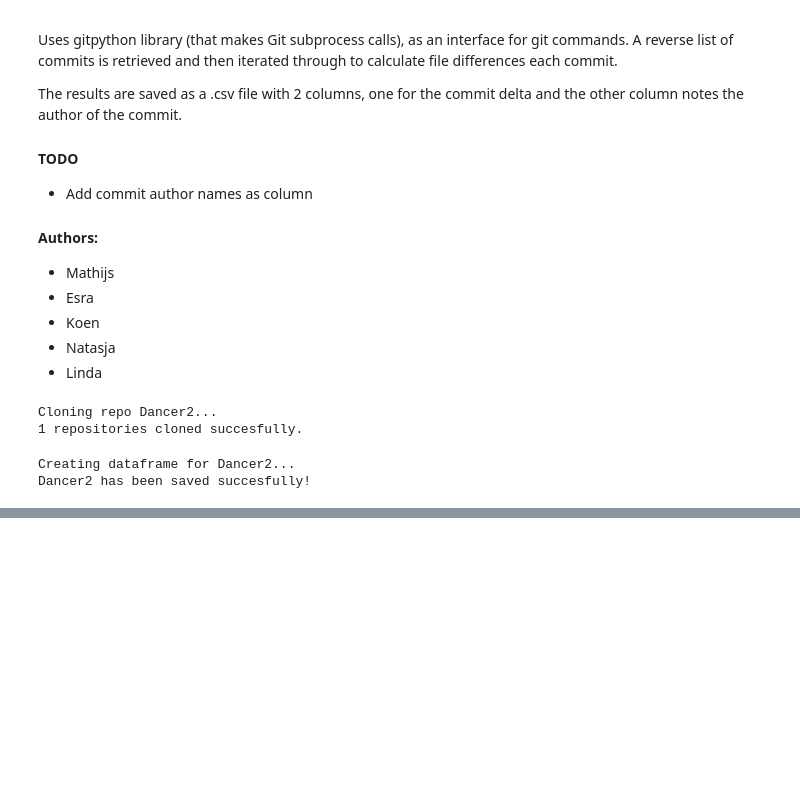
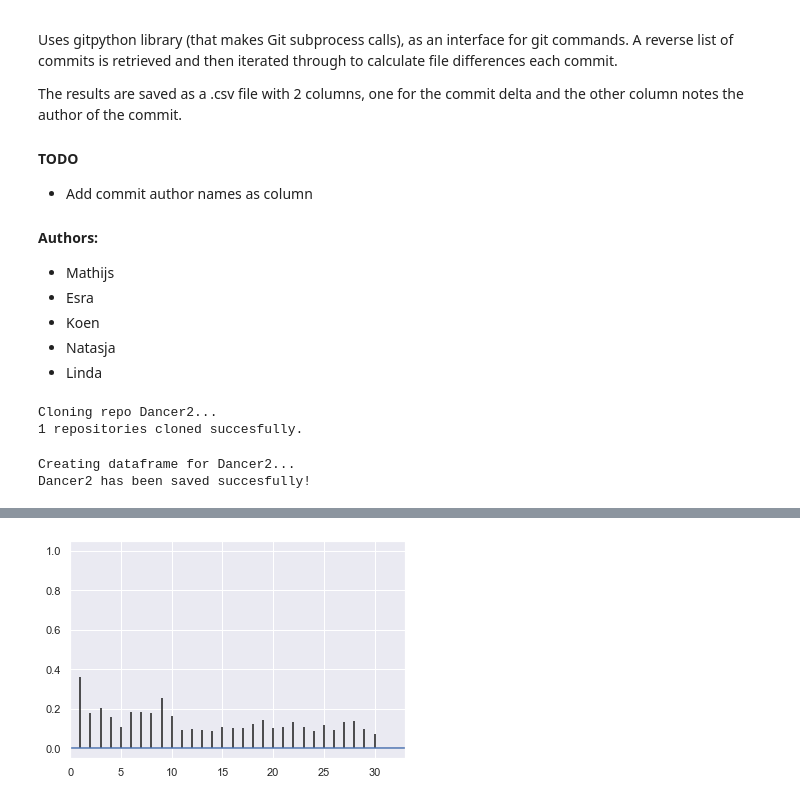
Before and after one commit to NatasjaWezel/Complex_Systems, a Jupyter notebook: Commit_diff_script.ipynb, the cells around one changed output, grey strips where cells are left out. Drawn from its saved outputs; the diff is of its cells as text; code cells hidden in the pictures; blank space fills up the shorter version.

```diff
--- a/Commit_diff_script.ipynb
+++ b/Commit_diff_script.ipynb
@@ -101,0 +137,7 @@ for i, repo in enumerate(REPOS.keys()):
+# %%
+# Plot autocorrelation
+plt.acorr(df['Changes'], maxlags=30)
+plt.xlim(left=0)
+plt.show()
+# %% [output]
+[figure, added]
```
Also changed, not shown: parts of 8 cells of this notebook, 1 other file.
